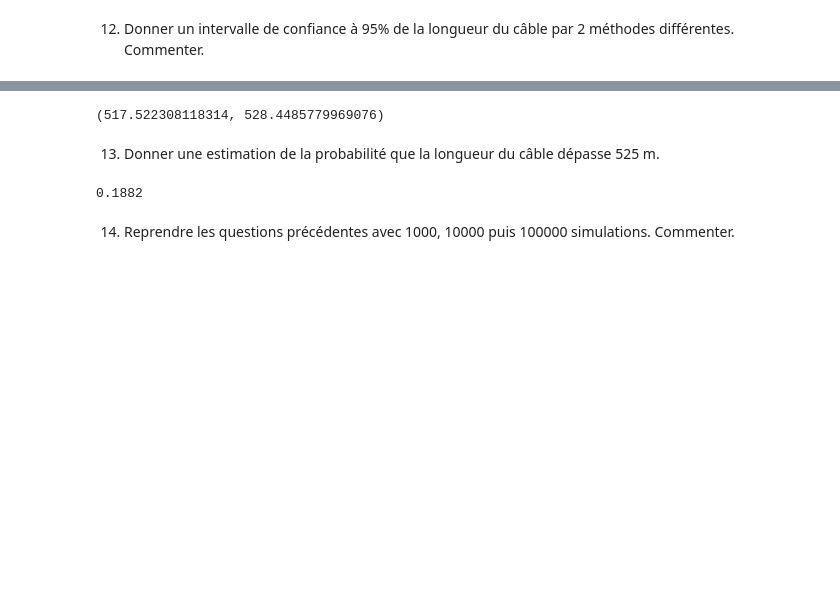
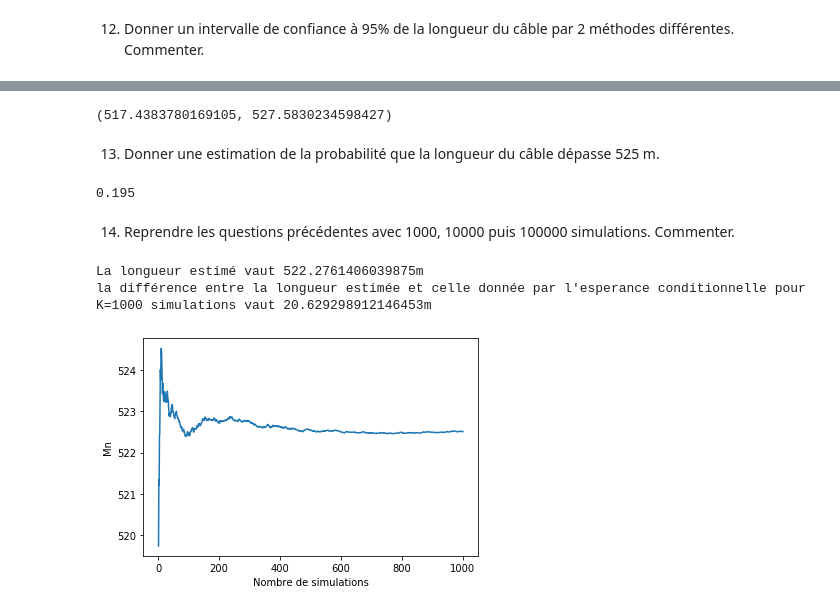
Before and after one commit to BenjaminPiet/Projet_proba, a Jupyter notebook: Projet_numerique_de_Probabilités.ipynb, the cells around one changed output, grey strips where cells are left out. Cells and saved outputs as stored; diff of their text form; code cells hidden in the pictures; blank space fills up the shorter version.

```diff
--- a/Projet_numerique_de_Probabilités.ipynb
+++ b/Projet_numerique_de_Probabilités.ipynb
@@ -393,28 +406,32 @@ plt.show()
 # %%
-#Methode 1
+#Methode 2
 
 #On va faire un nombre P de listes de longueurs simulées de tailles K que on ordonne
 #Ensuite on enlève à chacunes de ses listes ses 0.95*K (donc ici 5) valeurs extrèmes
-#(par exemple dans notre cas on va faire 3 "gauches" et 2 "à droite", ceci étant choisi de manière arbitraire)
+#(cad les plus eloignés de la moyenne)
 #Puis on fera une 'moyenne' entre les P intervalles obtenus.
-def inter_95(P,K):
-    m=0.05*K
+def inter_95_m2(P,K):
+    m=0.05*K#nombre de points à enlever
     lg=np.zeros(P)
     ld=np.zeros(P)
     for p in range(P):
         Ln=np.array([longueur_cable(altitude(),Delta) for i in range(K)])
         Ln=np.sort(Ln)
-        if m%2==0:#difference dans les indices en fonction de la parité du nombre d'éléments à enlever
-            lg[p]=Ln[m/2]
-            ld[p]=Ln[-m/2-1]
-        else:
-            lg[p]=Ln[int(m//2 +1)]
-            ld[p]=Ln[int(-m//2)]
-
+        moy=np.average(Ln)
+        l_dist_moy=np.abs(Ln-moy)#liste des distances à la moyenne
+        for i in range(int(m)):
+            if l_dist_moy[0]>l_dist_moy[-1]:
+                Ln=Ln[1:]
+                l_dist_moy=l_dist_moy[1:]
+            else:
+                Ln=Ln[:-1]
+                l_dist_moy=l_dist_moy[:-1]
+        lg[p]=Ln[0]
+        ld[p]=Ln[-1]
     return(np.average(lg),np.average(ld))
-print(inter_95(100,100))
+print(inter_95_m2(10,100))
 # %% [output]
-(517.522308118314, 528.4485779969076)
+(517.4383780169105, 527.5830234598427)
 # %% [markdown]
 13. Donner une estimation de la probabilité que la longueur du câble dépasse 525 m.
 # %%
@@ -434,8 +451,35 @@ def proba_depasse(L_lim,P,K):
             i+=1
         l[p]=nbr
     return np.average(l)/K
-print(proba_depasse(525,100,100))
+print(proba_depasse(525,20,100))
 # %% [output]
-0.1882
+0.195
 # %% [markdown]
 14. Reprendre les questions précédentes avec 1000, 10000 puis 100000 simulations. Commenter.
+# %%
+## Pour K=1000
+
+K =1000
+
+L_est=L_estime(K)
+L_esp=longueur_cable(alt_esp,Delta)
+print(f"La longueur estimé vaut {L_est}m")
+print(f"la différence entre la longueur estimée et celle donnée par l'esperance conditionnelle pour K={K} simulations vaut {np.abs(L_est-L_esp)}m")
+# %% [output]
+La longueur estimé vaut 522.2761406039875m
+la différence entre la longueur estimée et celle donnée par l'esperance conditionnelle pour K=1000 simulations vaut 20.629298912146453m
+# %%
+Mn = np.zeros(K)    # où Mn[i] est la moyenne des longueurs des i premières simulations
+Kn = np.linspace(1,K+1,K)
+
+L=0
+for k in range (K) :
+    L+=longueur_cable(altitude(),Delta)
+    Mn[k] = L / (k+1)
+
+plt.plot(Kn,Mn)
+plt.xlabel("Nombre de simulations")
+plt.ylabel("Mn")
+plt.show()
+# %% [output]
+[figure, added]
```
Also changed, not shown: parts of 22 cells of this notebook.
